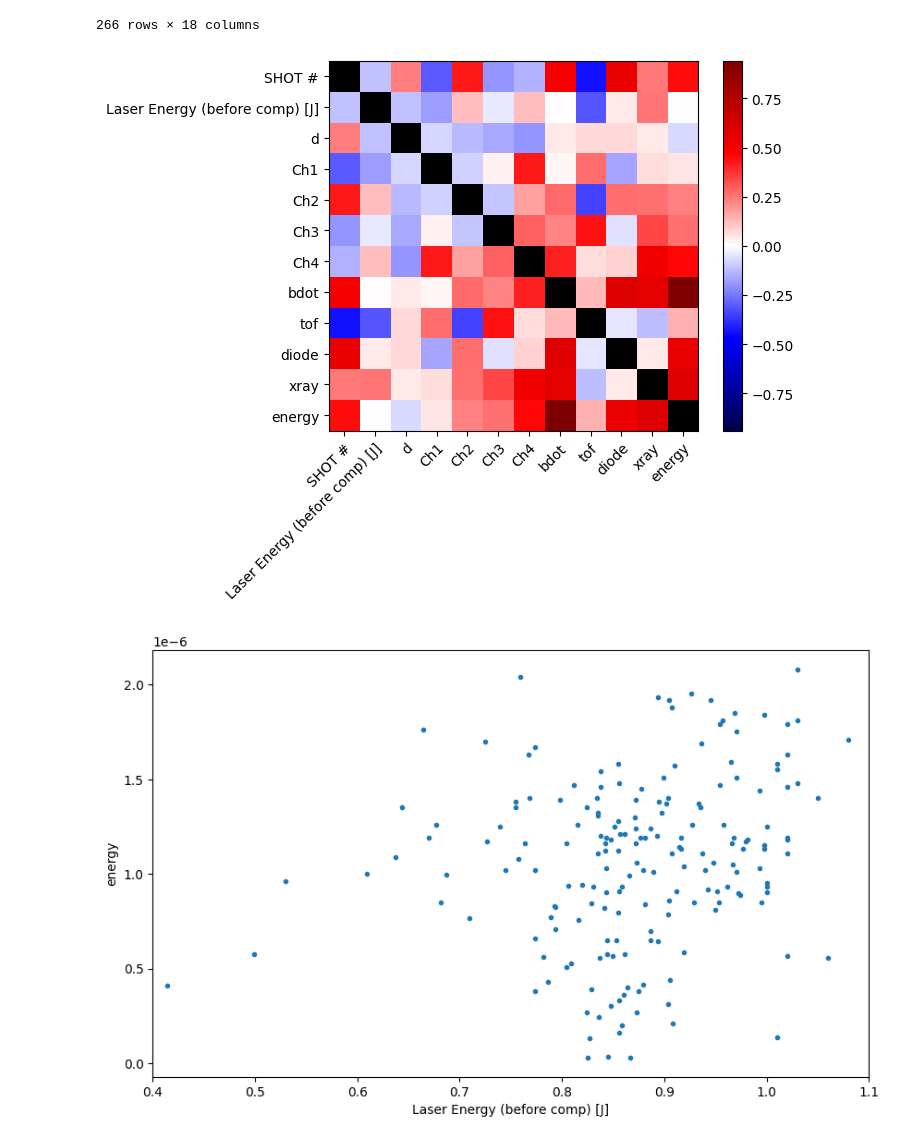
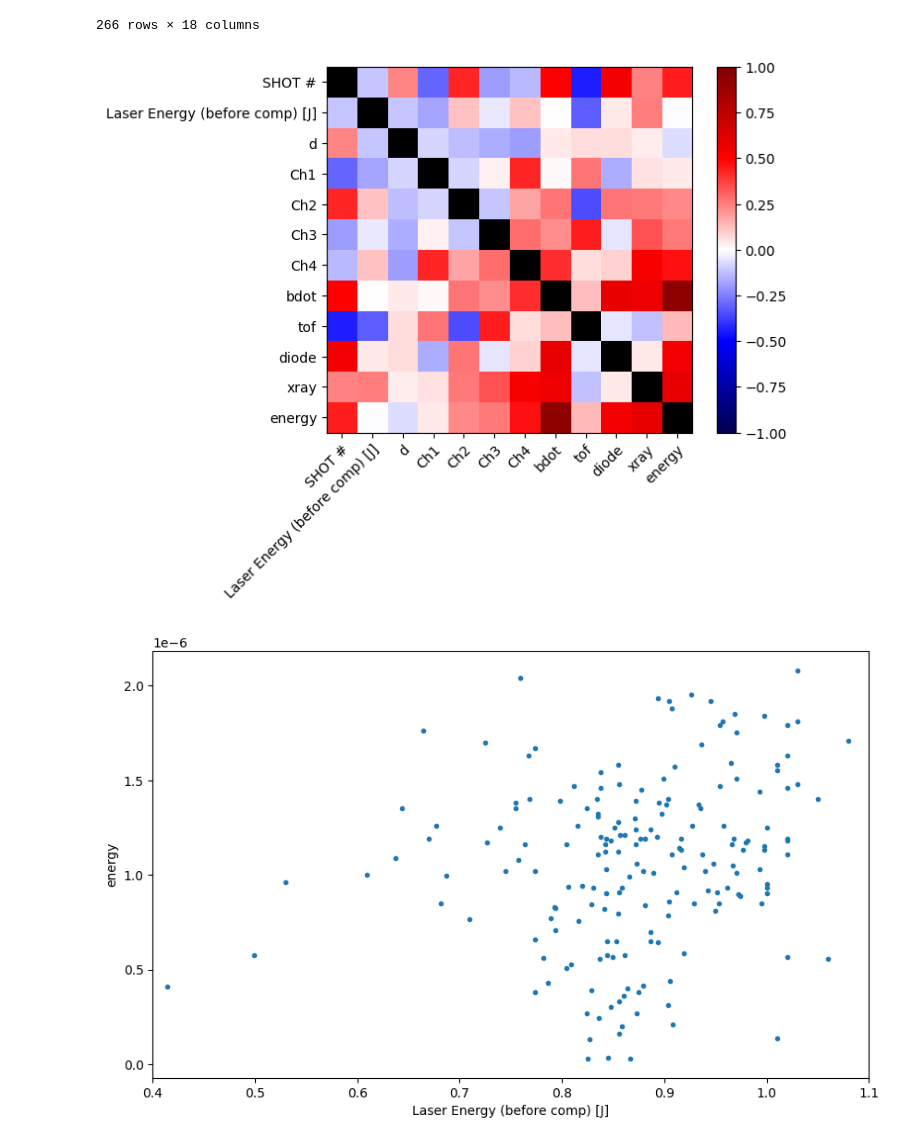
Before and after one commit to Jammi-Dodgers/celia_analysis, a Jupyter notebook: finding_correlations.ipynb, the cells around one changed output. Saved outputs shown, nothing was run; the diff lists cells and outputs as text; code cells hidden in the pictures.

```diff
--- a/finding_correlations.ipynb
+++ b/finding_correlations.ipynb
@@ -132,21 +140,21 @@ covariance_array[identity] = np.nan # replace the variences with np.nans. Varien
 # %%
 ########### MINECRAFT BLOCK OF COVARIANCE ##############
 
 fig, ax = plt.subplots()
 
 cmap = mplcmaps.get_cmap('seismic')  # viridis is the default colormap for imshow
 cmap.set_bad(color='k')
 
-pc = ax.imshow(covariance_array, norm= mplcolors.CenteredNorm(), cmap= cmap)
+pc = ax.imshow(covariance_array, cmap= cmap, vmin= -1, vmax= 1) # Also try norm= mplcolors.CenteredNorm()
 fig.colorbar(pc, ax=ax)
 
 ax.set_xticks(np.arange(len(columns)), labels=columns)
 plt.setp(ax.get_xticklabels(), rotation=45, ha="right", rotation_mode="anchor") #rotate x labels
 ax.set_yticks(np.arange(len(rows)), labels=rows)
 
 plt.show()
 # %% [output]
-[figure, old version]
+[figure, new version]
 # %%
 fig, axs = plt.subplots(1, 1, figsize= (10,6))
 
```
Also changed, not shown: parts of 1 cell of this notebook, 1 other file.
